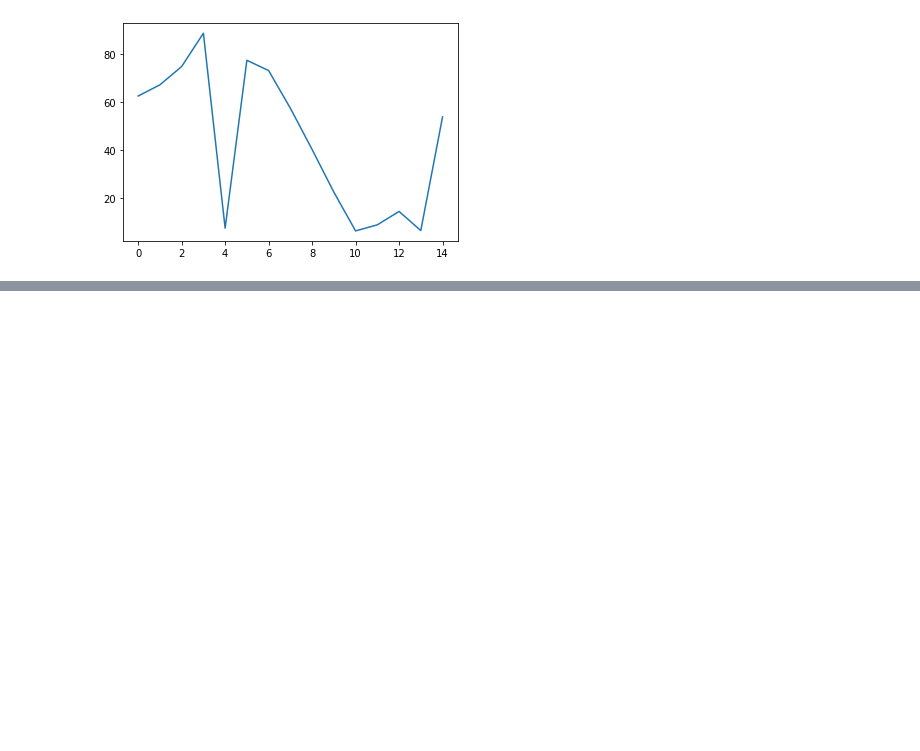
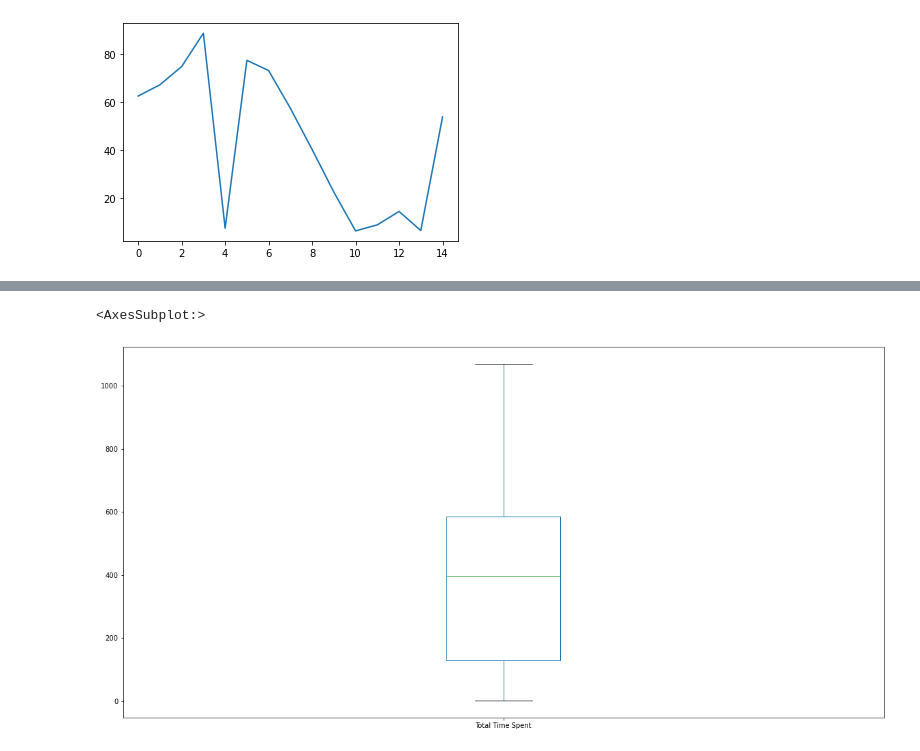
Before and after one commit to ZaidSultan10/dev_nation_student_EDA, a Jupyter notebook: Use_case_Dev_nation_2021_08_28-checkpoint.ipynb, the cells around one changed output, grey strips where cells are left out. Cells and saved outputs as stored; diff of their text form; code cells hidden in the pictures; blank space fills up the shorter version.

```diff
--- a/Use_case_Dev_nation_2021_08_28-checkpoint.ipynb
+++ b/Use_case_Dev_nation_2021_08_28-checkpoint.ipynb
@@ -67,0 +117,4 @@ sb.lineplot(data = mean_data)
+# %%
+df_merged.drop(columns = 'Total Absents',inplace = True)
+# %%
+df_merged['Total Time Spent'] = df_merged.sum(axis = 1)
@@ -67,0 +128,5 @@ sb.lineplot(data = mean_data)
+# %%
+df_merged.plot(x = 'Name (Original Name)', y='Total Time Spent', kind = 'box', figsize = (20,10))
+# %% [output]
+<AxesSubplot:>
+[figure, added]
```
Also changed, not shown: parts of 12 cells of this notebook.
